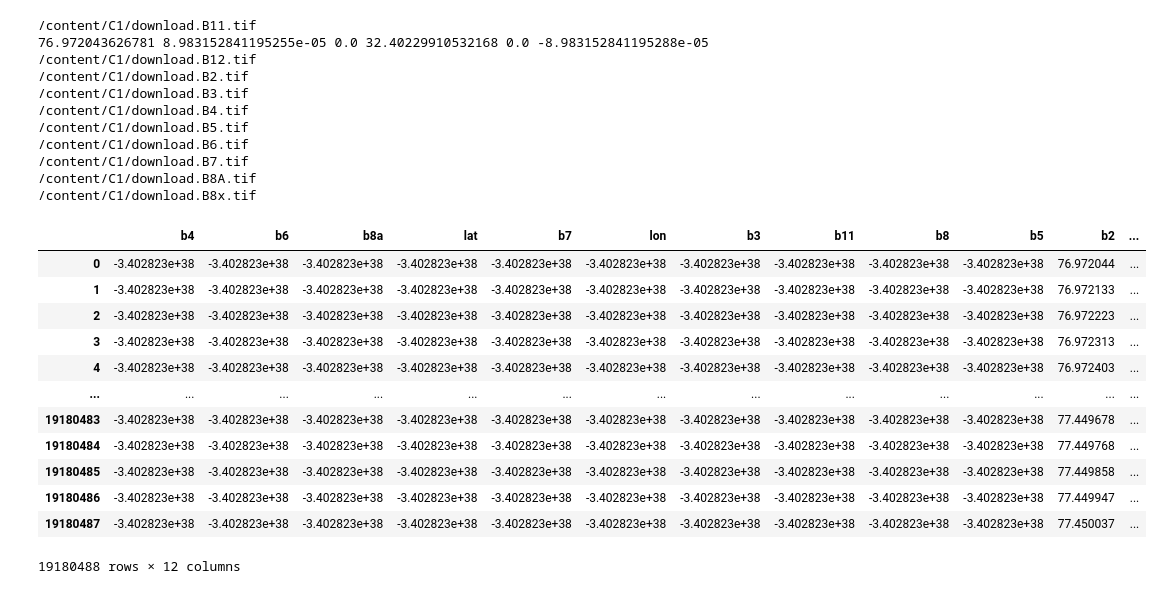
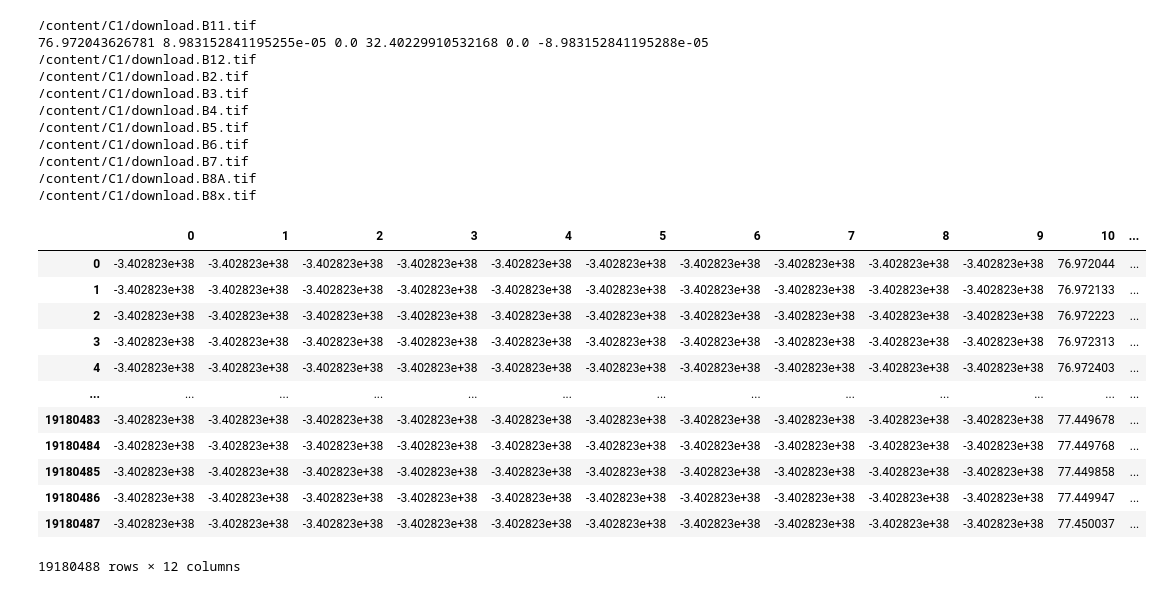
Before and after one commit to 1kaiser/Snow-cover-area-estimation, a Jupyter notebook: tiff2array.ipynb, the cells around one changed output. Drawn from its saved outputs; the diff is of its cells as text; code cells hidden in the pictures.

```diff
--- a/tiff2array.ipynb
+++ b/tiff2array.ipynb
@@ -76,6 +76,19 @@ path_list = ['C1/download.B11.tif',
              'C1/download.B7.tif',
              'C1/download.B8A.tif',
              'C1/download.B8x.tif',]
+# %%
+temp_dir = r'/content/'
+images = []
+path_list = ['data20230320/download.B11.tif',
+             'data20230320/download.B12.tif',
+             'data20230320/download.B2.tif',
+             'data20230320/download.B3.tif',
+             'data20230320/download.B4.tif',
+             'data20230320/download.B5.tif',
+             'data20230320/download.B6.tif',
+             'data20230320/download.B7.tif',
+             'data20230320/download.B8A.tif',
+             'data20230320/download.B8x.tif',]
 # %%
 from osgeo import gdal
 
@@ -125,22 +138,22 @@ v1 = np.column_stack((v1, np.column_stack((lat, lon))))
 # %%
 import pandas as pd
 arr = v1
 
 # display the array
 # print(arr)
 
 # convert array into dataframe
 
 d = {'b11','b12','b2', 'b3', 'b4', 'b5', 'b6', 'b7', 'b8a', 'b8', 'lat', 'lon'}
 
 DF = pd.DataFrame(arr)
-DF.columns = d
+# DF.columns = d
 DF
 # print(DF)
 # # save the dataframe as a csv file
 # DF.to_csv("data1.csv")
 # %% [output]
-|  | b4 | b6 | b8a | lat | b7 | lon | b3 | b11 | b8 | b5 | b2 | ... |
+|  | 0 | 1 | 2 | 3 | 4 | 5 | 6 | 7 | 8 | 9 | 10 | ... |
 | 0 | -3.402823e+38 | -3.402823e+38 | -3.402823e+38 | -3.402823e+38 | -3.402823e+38 | -3.402823e+38 | -3.402823e+38 | -3.402823e+38 | -3.402823e+38 | -3.402823e+38 | 76.972044 | ... |
 | 1 | -3.402823e+38 | -3.402823e+38 | -3.402823e+38 | -3.402823e+38 | -3.402823e+38 | -3.402823e+38 | -3.402823e+38 | -3.402823e+38 | -3.402823e+38 | -3.402823e+38 | 76.972133 | ... |
 | 2 | -3.402823e+38 | -3.402823e+38 | -3.402823e+38 | -3.402823e+38 | -3.402823e+38 | -3.402823e+38 | -3.402823e+38 | -3.402823e+38 | -3.402823e+38 | -3.402823e+38 | 76.972223 | ... |
```
Also changed, not shown: parts of 7 cells of this notebook.
